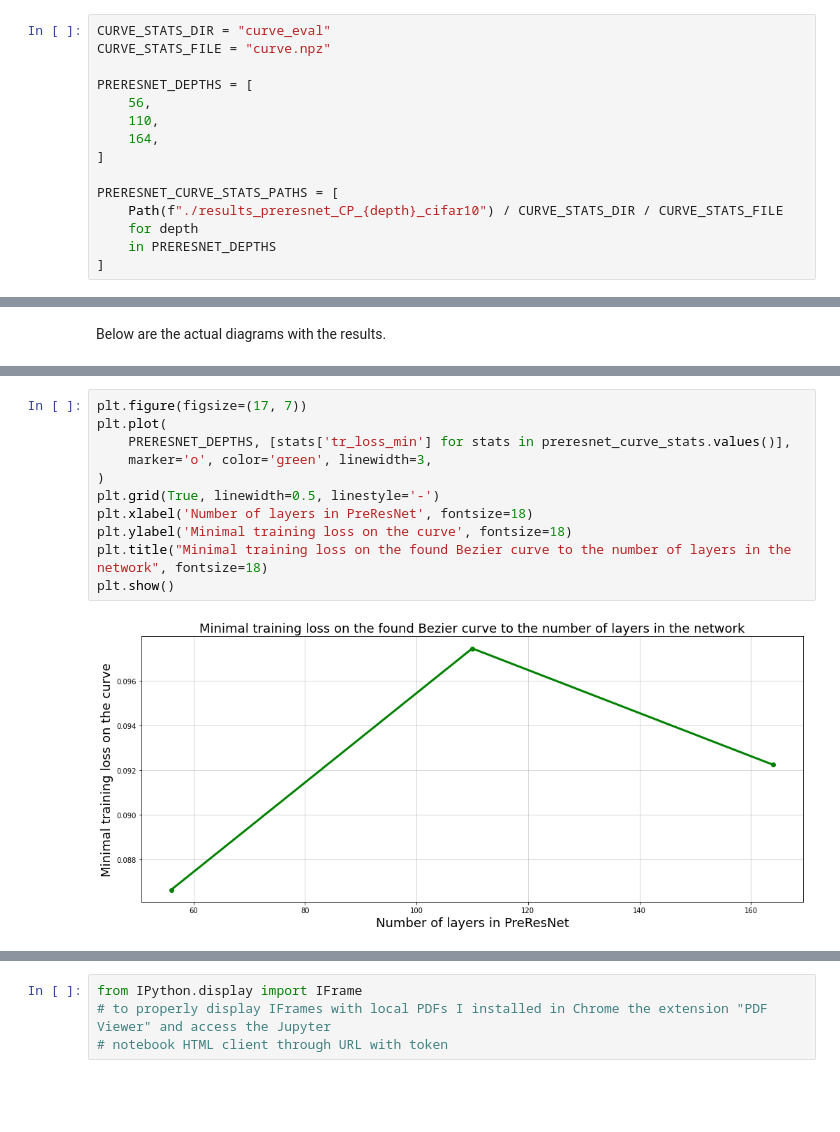
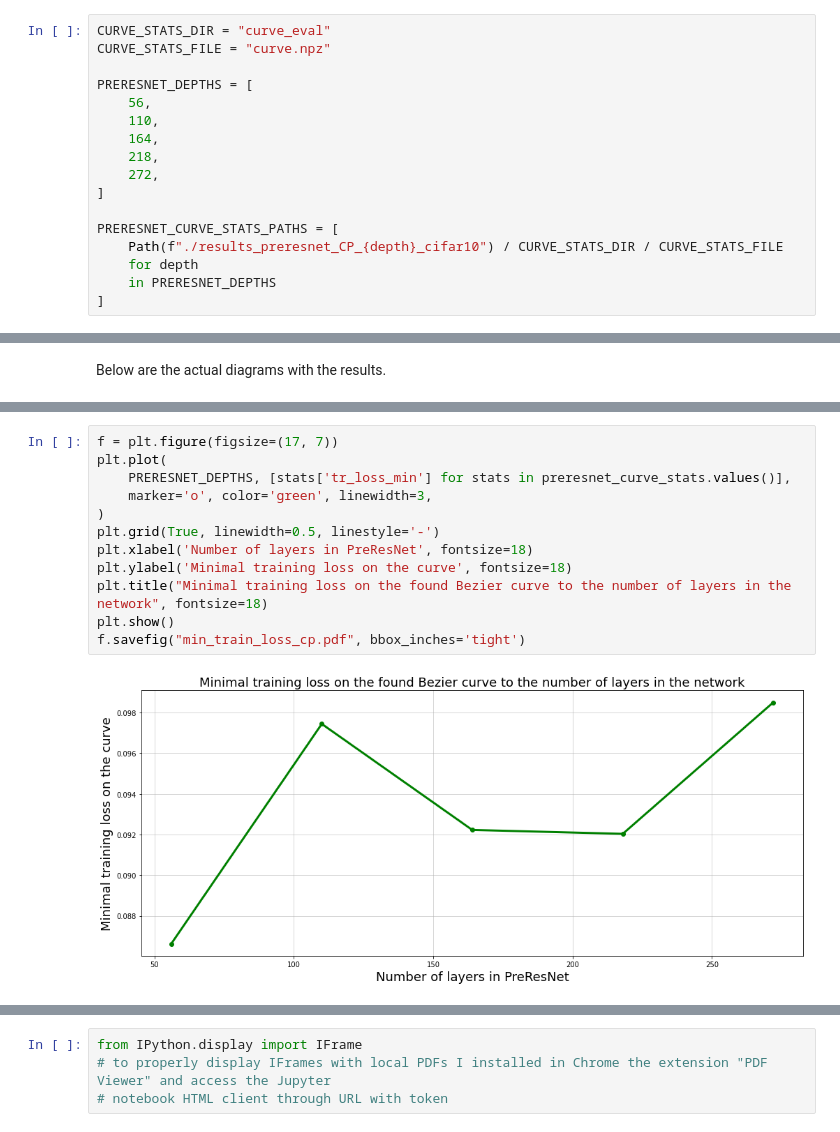
Before and after one commit to pwegrzyn/msc-thesis-agh, a Jupyter notebook: dnn-mode-connectivity/mode-connectivity-depth-tests-CP.ipynb, the cells around one changed output, grey strips where cells are left out. Drawn from its saved outputs; the diff is of its cells as text; blank space fills up the shorter version.

```diff
--- a/dnn-mode-connectivity/mode-connectivity-depth-tests-CP.ipynb
+++ b/dnn-mode-connectivity/mode-connectivity-depth-tests-CP.ipynb
@@ -26,6 +28,8 @@ PRERESNET_DEPTHS = [
     56,
     110,
     164,
+    218,
+    272,
 ]
 
 PRERESNET_CURVE_STATS_PATHS = [
@@ -66,14 +72,15 @@ plt.show()
 # %%
-plt.figure(figsize=(17, 7))
+f = plt.figure(figsize=(17, 7))
 plt.plot(
     PRERESNET_DEPTHS, [stats['tr_loss_min'] for stats in preresnet_curve_stats.values()],
     marker='o', color='green', linewidth=3,
 )
 plt.grid(True, linewidth=0.5, linestyle='-')
 plt.xlabel('Number of layers in PreResNet', fontsize=18)
 plt.ylabel('Minimal training loss on the curve', fontsize=18)
 plt.title("Minimal training loss on the found Bezier curve to the number of layers in the network", fontsize=18)
 plt.show()
+f.savefig("min_train_loss_cp.pdf", bbox_inches='tight')
 # %% [output]
-[figure, old version]
+[figure, new version]
 # %%
```
Also changed, not shown: parts of 11 cells of this notebook, 51 other files.
